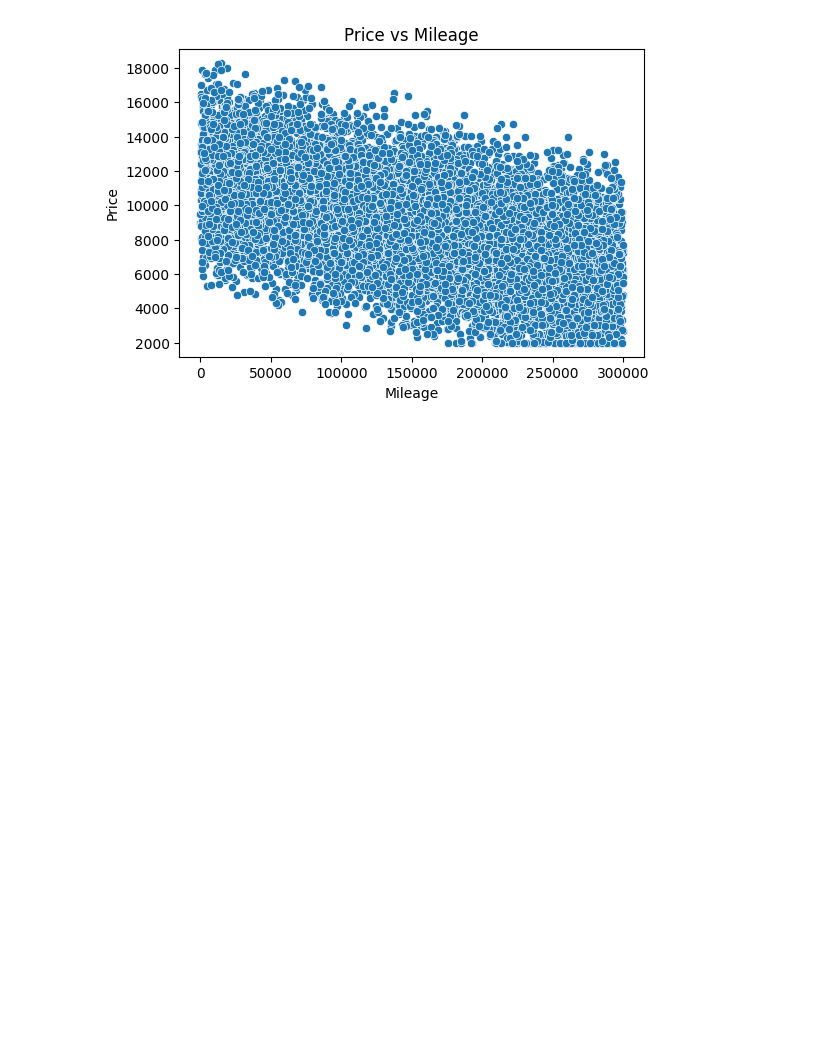
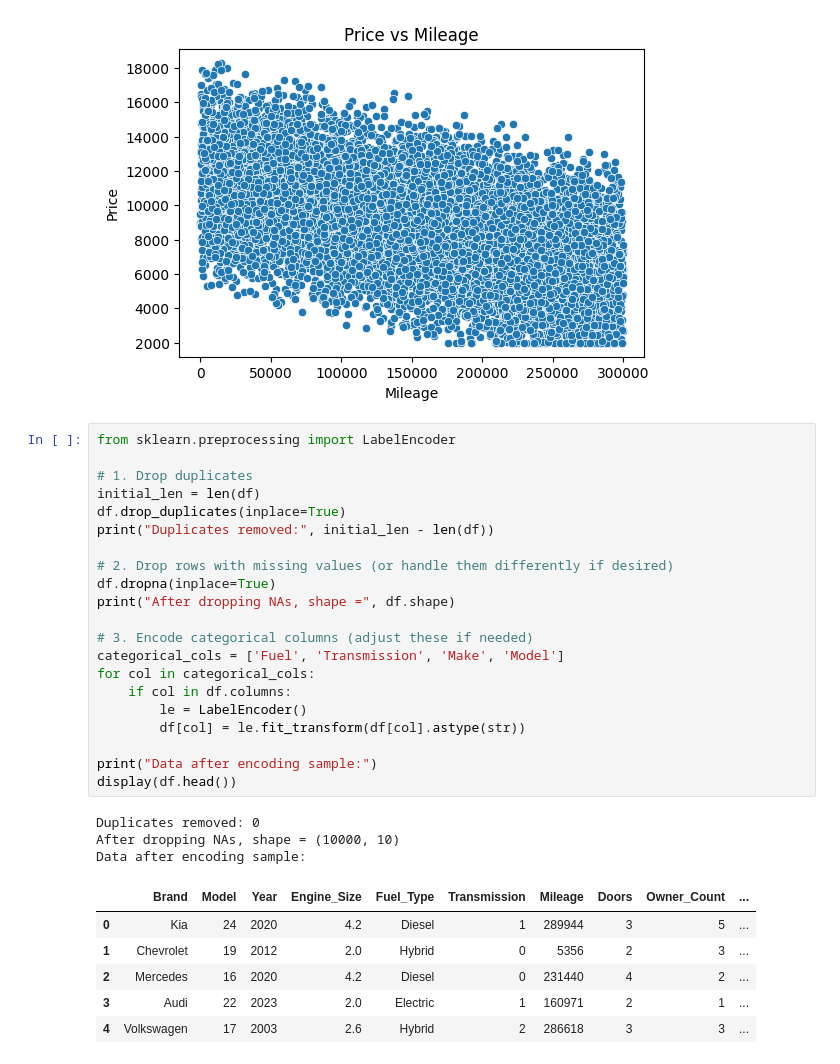
Before and after one commit to thilankajayathilaka/CarPriceAnalysis, a Jupyter notebook: CarPrice_Analysis.ipynb, the cells around one changed output. Saved outputs shown, nothing was run; the diff lists cells and outputs as text; blank space fills up the shorter version.

Commit message:
data cleaning

```diff
--- a/CarPrice_Analysis.ipynb
+++ b/CarPrice_Analysis.ipynb
@@ -77,3 +77,34 @@ if 'Mileage' in df.columns:
 [figure]
 [figure]
 [figure]
+# %%
+from sklearn.preprocessing import LabelEncoder
+
+# 1. Drop duplicates
+initial_len = len(df)
+df.drop_duplicates(inplace=True)
+print("Duplicates removed:", initial_len - len(df))
+
+# 2. Drop rows with missing values (or handle them differently if desired)
+df.dropna(inplace=True)
+print("After dropping NAs, shape =", df.shape)
+
+# 3. Encode categorical columns (adjust these if needed)
+categorical_cols = ['Fuel', 'Transmission', 'Make', 'Model']
+for col in categorical_cols:
+    if col in df.columns:
+        le = LabelEncoder()
+        df[col] = le.fit_transform(df[col].astype(str))
+
+print("Data after encoding sample:")
+display(df.head())
+# %% [output]
+Duplicates removed: 0
+After dropping NAs, shape = (10000, 10)
+Data after encoding sample:
+|  | Brand | Model | Year | Engine_Size | Fuel_Type | Transmission | Mileage | Doors | Owner_Count | ... |
+| 0 | Kia | 24 | 2020 | 4.2 | Diesel | 1 | 289944 | 3 | 5 | ... |
+| 1 | Chevrolet | 19 | 2012 | 2.0 | Hybrid | 0 | 5356 | 2 | 3 | ... |
+| 2 | Mercedes | 16 | 2020 | 4.2 | Diesel | 0 | 231440 | 4 | 2 | ... |
+| 3 | Audi | 22 | 2023 | 2.0 | Electric | 1 | 160971 | 2 | 1 | ... |
+| 4 | Volkswagen | 17 | 2003 | 2.6 | Hybrid | 2 | 286618 | 3 | 3 | ... |
```
Also changed, not shown: parts of 1 cell of this notebook, 1 other file.
